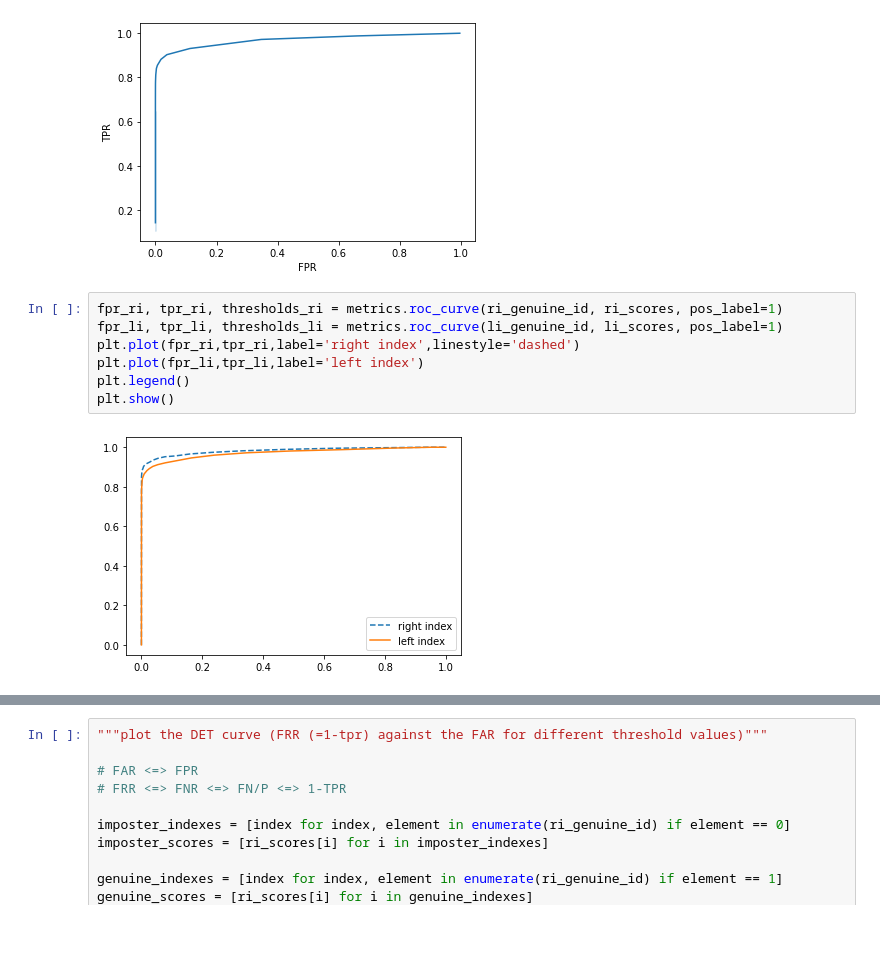
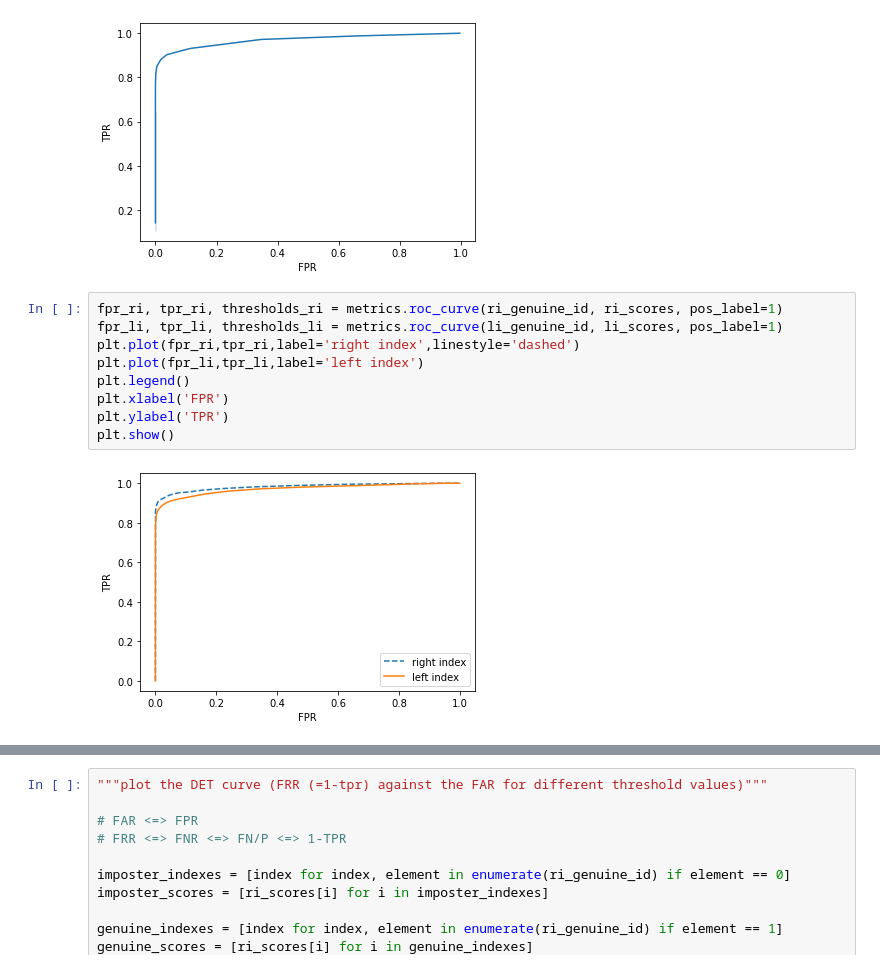
Before and after one commit to Everaert-K/Biometrics-system-concepts, a Jupyter notebook: assignment_1.ipynb, the cells around one changed output, grey strips where cells are left out. Cells and saved outputs as stored; diff of their text form; blank space fills up the shorter version.

```diff
--- a/assignment_1.ipynb
+++ b/assignment_1.ipynb
@@ -403,12 +403,14 @@ sns.lineplot(x='FPR',y='TPR',data=df_TPR_FPR_Threshold)
 # %%
 fpr_ri, tpr_ri, thresholds_ri = metrics.roc_curve(ri_genuine_id, ri_scores, pos_label=1)
 fpr_li, tpr_li, thresholds_li = metrics.roc_curve(li_genuine_id, li_scores, pos_label=1)
 plt.plot(fpr_ri,tpr_ri,label='right index',linestyle='dashed')
 plt.plot(fpr_li,tpr_li,label='left index')
 plt.legend()
+plt.xlabel('FPR')
+plt.ylabel('TPR')
 plt.show()
 # %% [output]
-[figure, old version]
+[figure, new version]
 # %%
 """plot the DET curve (FRR (=1-tpr) against the FAR for different threshold values)"""
 
```
Also changed, not shown: parts of 4 cells of this notebook.
